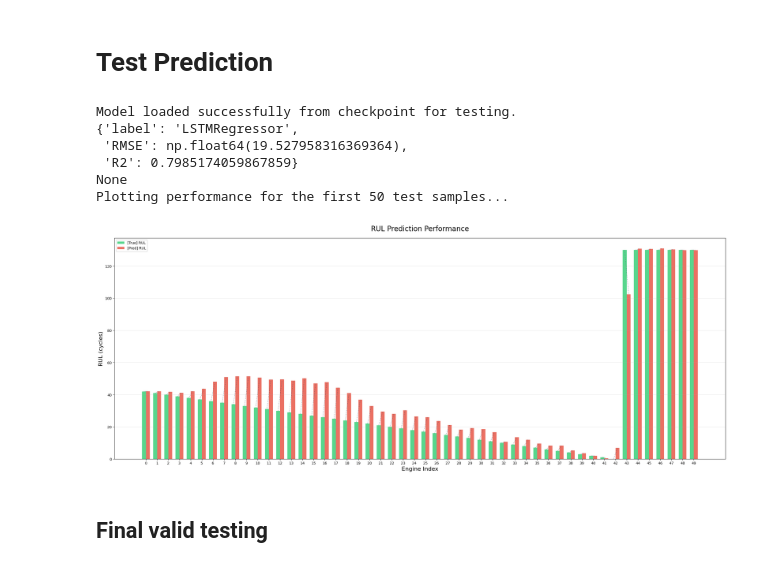
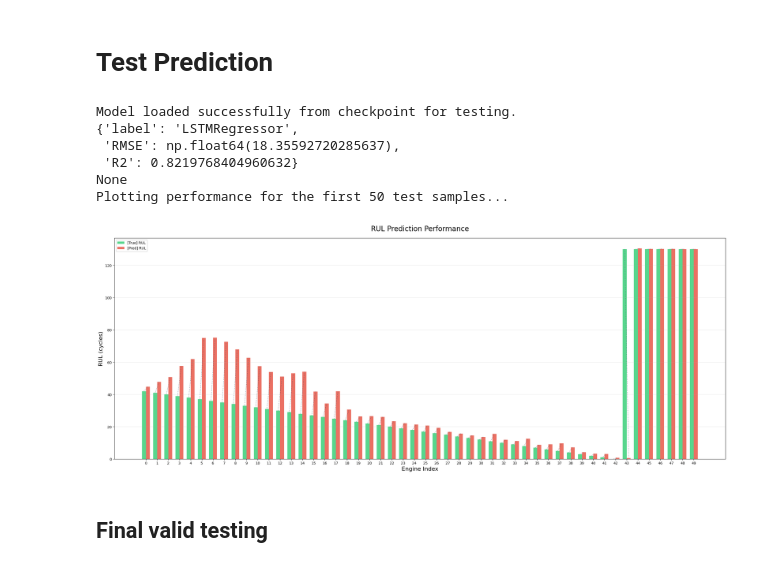
Before and after one commit to BalorLC3/Platform-for-Predictive-Maintanance, a Jupyter notebook: notebooks/lstm_base.ipynb, the cells around one changed output. Drawn from its saved outputs; the diff is of its cells as text; code cells hidden in the pictures.

```diff
--- a/notebooks/lstm_base.ipynb
+++ b/notebooks/lstm_base.ipynb
@@ -408,7 +406,7 @@ train_loader = DataLoader(
 device = get_device()
 model = LSTMRegressor(input_dim=input_dim).to(device)
 criterion = nn.MSELoss()
-num_epochs = 500
+num_epochs = 300
 optimizer = torch.optim.Adam(model.parameters(), lr=1e-3)
 scheduler = torch.optim.lr_scheduler.CosineAnnealingLR(optimizer, T_max=num_epochs)
 
@@ -498,7 +496,6 @@ Model saved at ..\checkpoints\lstm_model_inference.pth
 # %% [markdown]
 # Test Prediction
 # %%
-checkpoint_path = 'lstm_model_inference.pth'
 checkpoint = torch.load(checkpoint_path, weights_only=True)
 
 # Instantiate the model using the saved hyperparameters
@@ -518,36 +515,36 @@ model_for_testing.eval()
 
 print("Model loaded successfully from checkpoint for testing.")
 
 # The test set `X_test_seq` is already normalized, so we can use it directly.
 # Use torch.no_grad() to make predictions more efficient (speed up inference)
 with torch.no_grad():
     y_pred_tensor = model_for_testing(X_test_seq)
 
 # Convert predictions and ground truth to NumPy arrays for plotting
 # .cpu() is important if trained on GPU
 y_pred_np = y_pred_tensor.cpu().numpy()
 y_true_np = y_test_seq.cpu().numpy()
 
 
 print(evaluate(y_true_np, y_pred_np, type(model).__name__))
 
 SAMPLES_TO_PLOT = 50
 
 print(f"Plotting performance for the first {SAMPLES_TO_PLOT} test samples...")
 
 plot_performance(
     y_true=y_true_np,
     y_pred=y_pred_np,
     max_engines=SAMPLES_TO_PLOT
 )
 # %% [output]
 Model loaded successfully from checkpoint for testing.
 {'label': 'LSTMRegressor',
- 'RMSE': np.float64(19.527958316369364),
- 'R2': 0.7985174059867859}
+ 'RMSE': np.float64(18.35592720285637),
+ 'R2': 0.8219768404960632}
 None
 Plotting performance for the first 50 test samples...
-[figure, old version]
+[figure, new version]
 # %% [markdown]
 ## Final valid testing
 # %%
```
Also changed, not shown: parts of 5 cells of this notebook, 1 other file.
